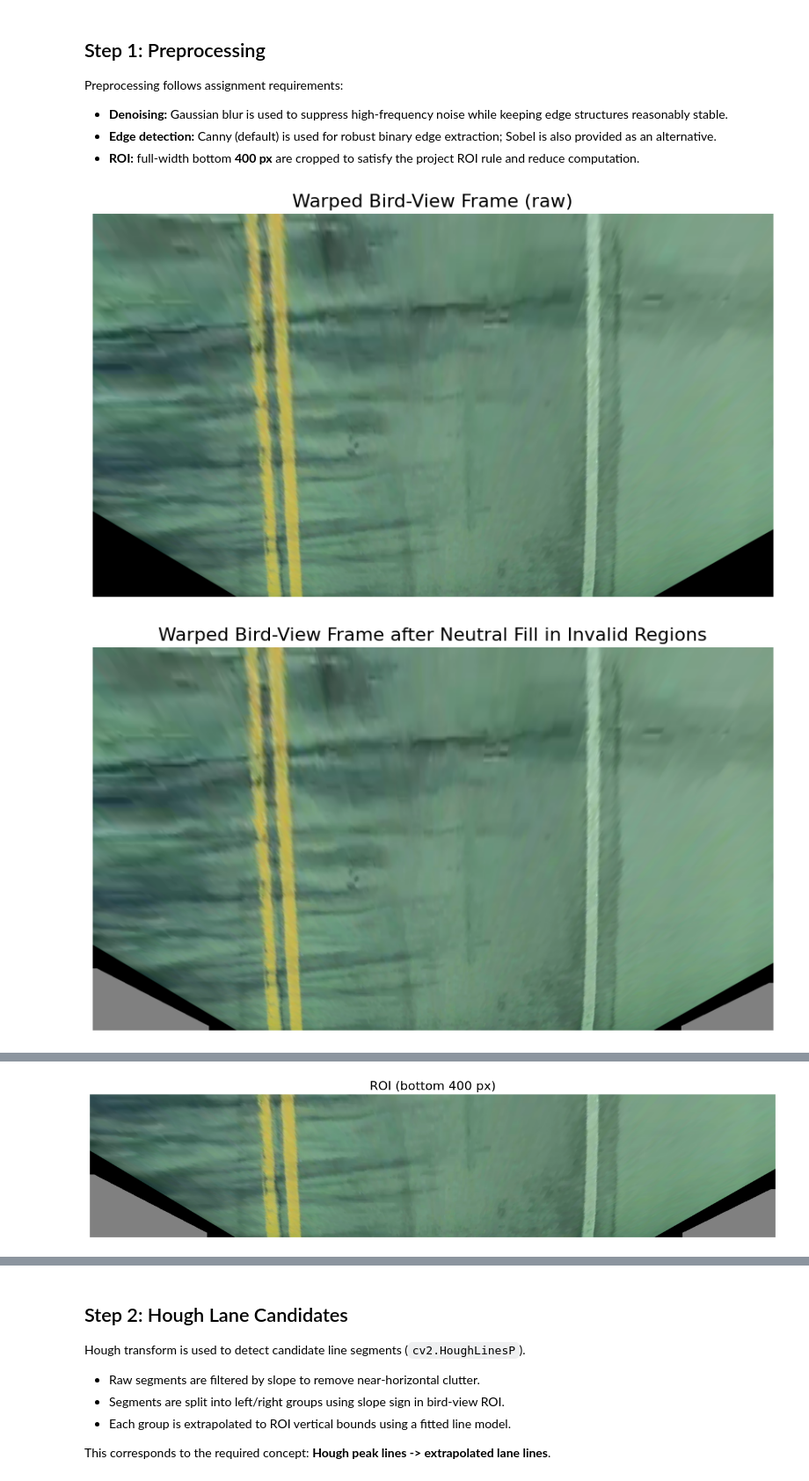
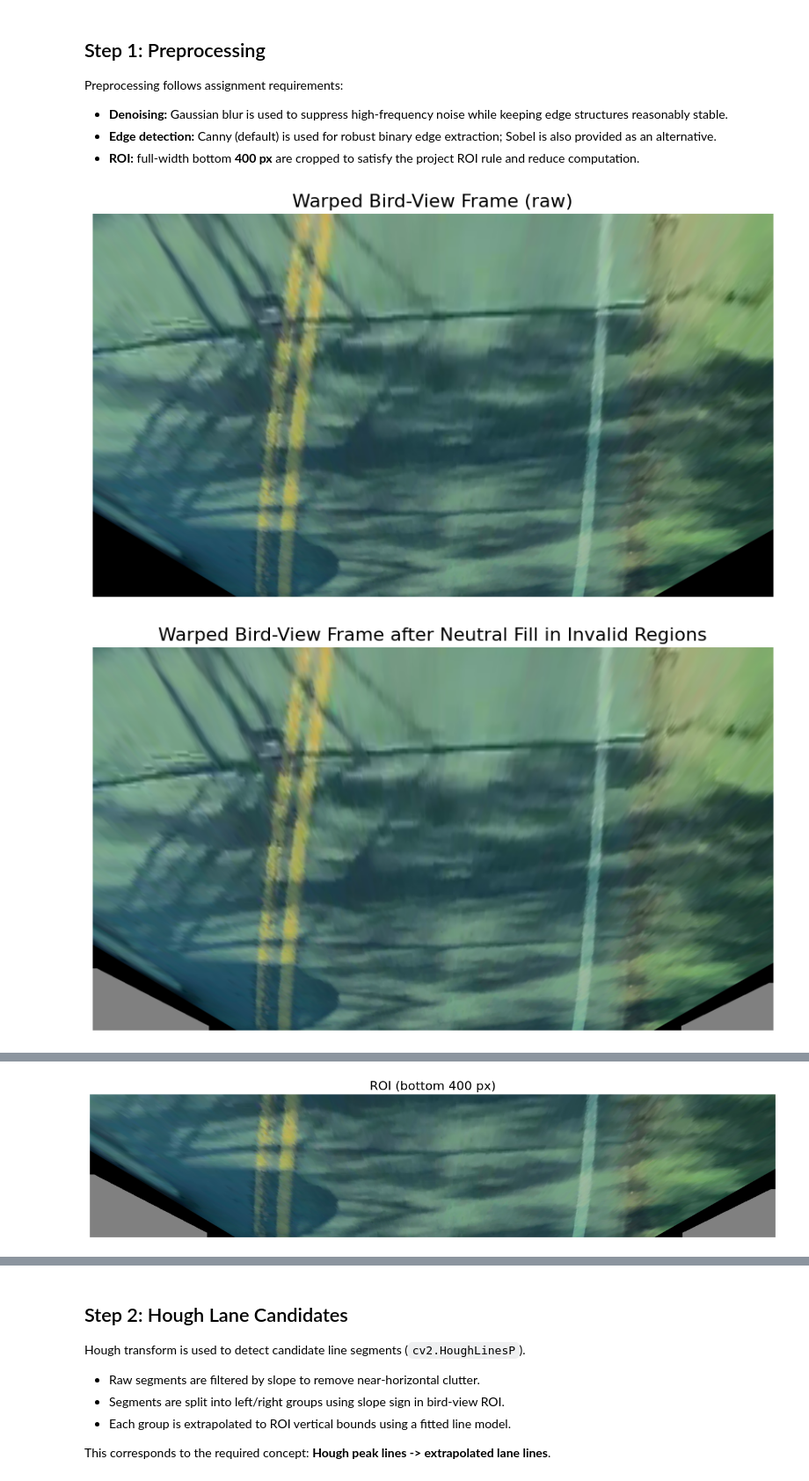
Before and after one commit to jerry102102102/ENPM673_Project2, a Jupyter notebook: jerrychuang proj 2.ipynb, the cells around one changed output, grey strips where cells are left out. Shown at 88% size. Drawn from its saved outputs; the diff is of its cells as text; code cells hidden in the pictures.

```diff
--- a/jerrychuang proj 2.ipynb
+++ b/jerrychuang proj 2.ipynb
@@ -94,7 +94,7 @@ CONFIG = {
     # -----------------------------
     # Debug / sample visualization
     # -----------------------------
-    "sample_frame_idx": 200,  # frame index used for demonstrating intermediate results in the notebook
+    "sample_frame_idx": 600,  # frame index used for demonstrating intermediate results in the notebook
 }
 
 # Create the output directory if it does not already exist.
@@ -302,7 +302,7 @@ def lane_color_mask(frame_bgr):
     # White lane mask
     white_mask = cv2.inRange(
         hls,
-        np.array([0, 155, 0], dtype=np.uint8),
+        np.array([0, 150, 0], dtype=np.uint8),
         np.array([255, 255, 145], dtype=np.uint8)
     )
     # Yellow lane mask
@@ -438,33 +438,33 @@ show_image(
 show_image(
     roi_bgr,
     title=f"ROI (bottom {CONFIG['roi_height']} px)",
     is_bgr=True
 )
 
 show_image(
     roi_lane_mask,
     title="ROI Lane Color Mask",
     cmap="gray"
 )
 
 show_image(
     roi_denoised,
     title="ROI Denoised Lane Mask",
     cmap="gray"
 )
 
 show_image(
     roi_mask,
     title="ROI Valid Mask",
     cmap="gray"
 )
 
 show_image(
     roi_edges,
     title=f"ROI Edge Detection on Lane Mask ({CONFIG['edge_method'].upper()})",
     cmap="gray"
 )
 # %% [output]
-[figure, old version]
+[figure, new version]
-[figure, old version]
+[figure, new version]
 [figure]
@@ -474 +474 @@ show_image(
-[figure, old version]
+[figure, new version]
```
Also changed, not shown: parts of 7 cells of this notebook, 1 other file.
